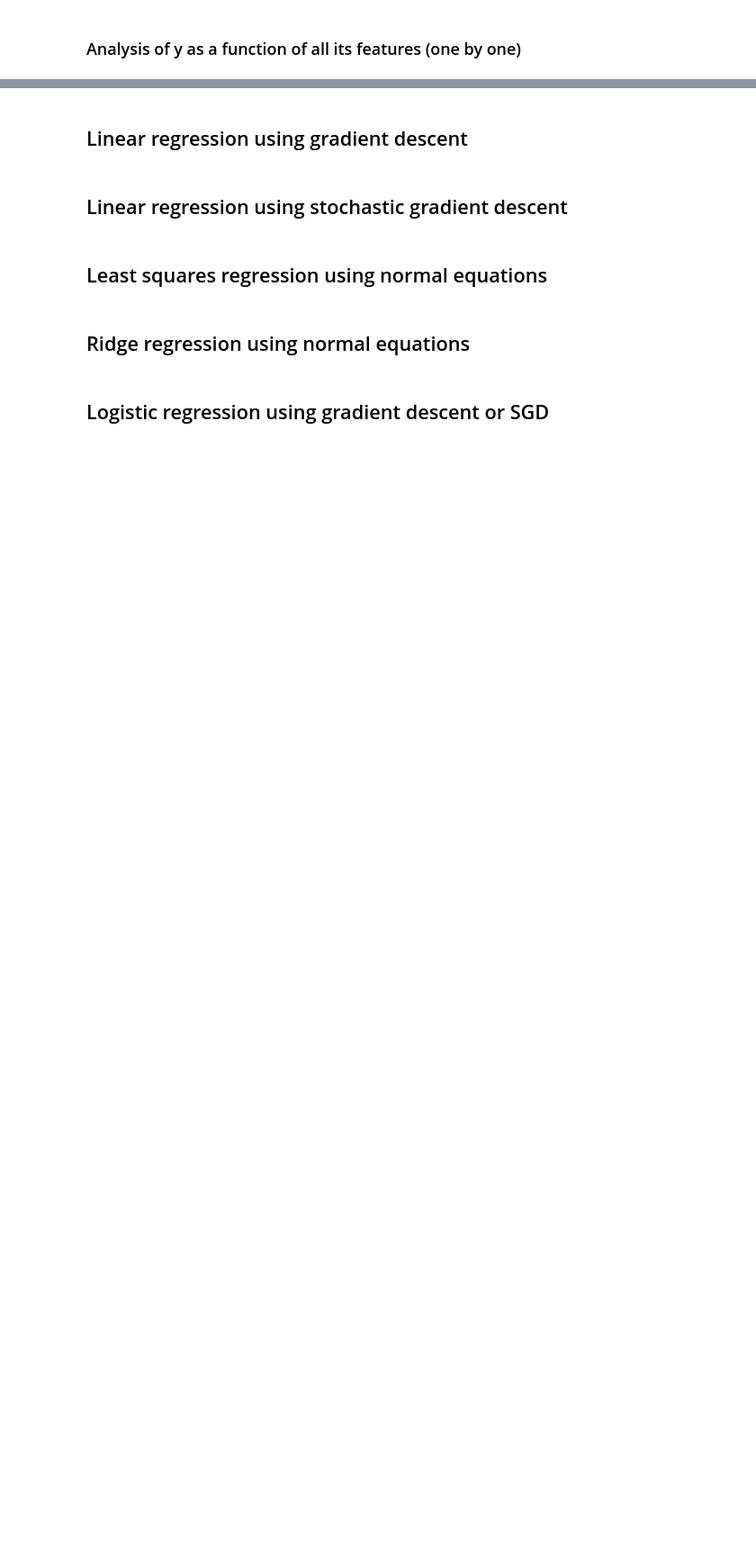
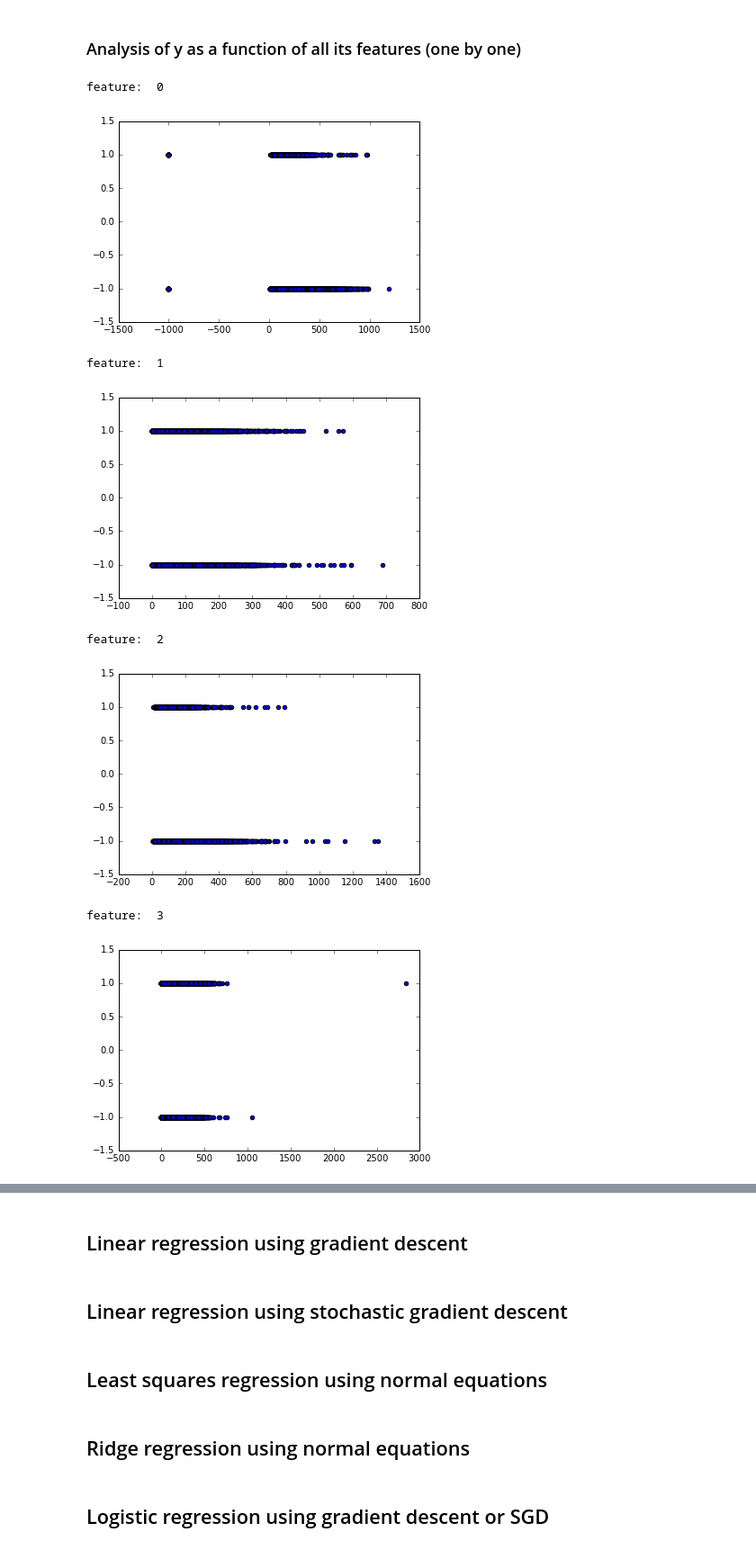
Before and after one commit to dsar/Higgs_Boson-Challenge, a Jupyter notebook: scripts/project1.ipynb, the cells around one changed output, grey strips where cells are left out. Shown at 90% size. Drawn from its saved outputs; the diff is of its cells as text; code cells hidden in the pictures; blank space fills up the shorter version.

```diff
--- a/scripts/project1.ipynb
+++ b/scripts/project1.ipynb
@@ -60,8 +82,13 @@ plt.show()
 ### Analysis of y as a function of all its features (one by one)
 # %%
 # Analyse y as a function of all the other features (one by one)
-number_of_params = tX.shape[1]
-for feature in range(tX.shape[1]):
-    print('feature: ',feature)
-    plt.scatter(tX[:,feature], y)
-    plt.show()
+plot_features_by_y(y,tX)
+# %% [output]
+feature:  0
+[figure, added]
+feature:  1
+[figure, added]
+feature:  2
+[figure, added]
+feature:  3
+[figure, added]
```
Also changed, not shown: parts of 9 cells of this notebook, 1 other file.
